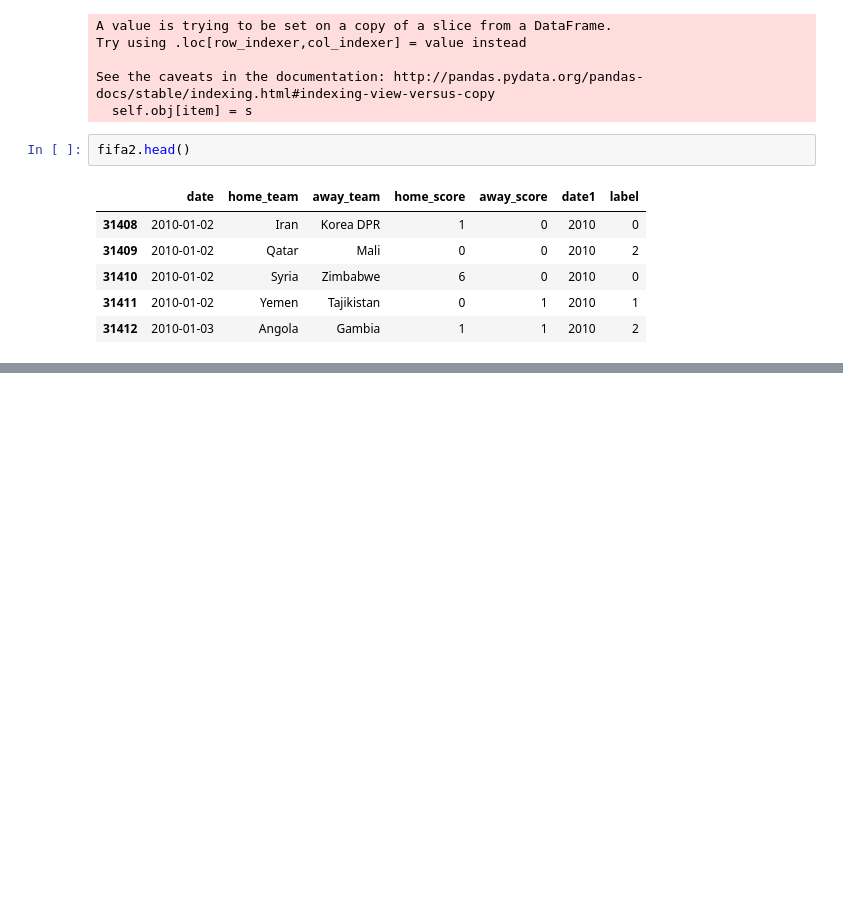
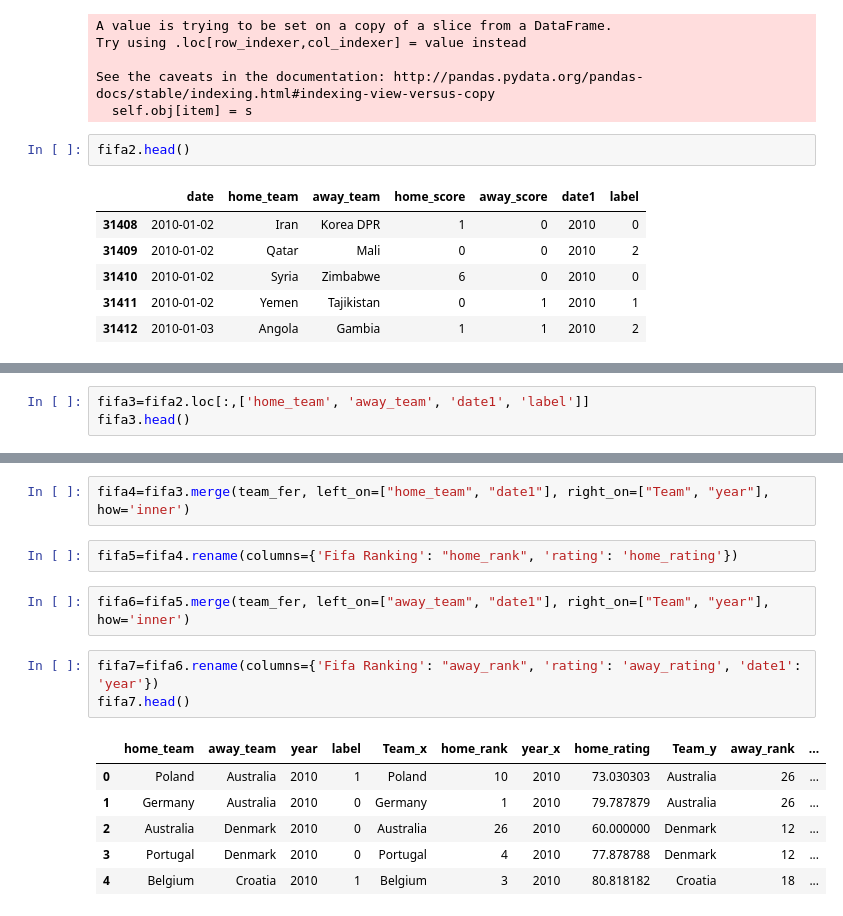
Before and after one commit to ReDI-School/python-data-science, a Jupyter notebook: world_cup_champion_forecast/Project Fifa.ipynb, the cells around one changed output, grey strips where cells are left out. Drawn from its saved outputs; the diff is of its cells as text; blank space fills up the shorter version.

```diff
--- a/world_cup_champion_forecast/Project Fifa.ipynb
+++ b/world_cup_champion_forecast/Project Fifa.ipynb
@@ -176,0 +202,3 @@ fifa2.head()
+# %%
+fifa3=fifa2.loc[:,['home_team', 'away_team', 'date1', 'label']]
+fifa3.head()
@@ -176,0 +212,16 @@ fifa2.head()
+# %%
+fifa4=fifa3.merge(team_fer, left_on=["home_team", "date1"], right_on=["Team", "year"], how='inner')
+# %%
+fifa5=fifa4.rename(columns={'Fifa Ranking': "home_rank", 'rating': 'home_rating'})
+# %%
+fifa6=fifa5.merge(team_fer, left_on=["away_team", "date1"], right_on=["Team", "year"], how='inner')
+# %%
+fifa7=fifa6.rename(columns={'Fifa Ranking': "away_rank", 'rating': 'away_rating', 'date1': 'year'})
+fifa7.head()
+# %% [output]
+|  | home_team | away_team | year | label | Team_x | home_rank | year_x | home_rating | Team_y | away_rank | ... |
+| 0 | Poland | Australia | 2010 | 1 | Poland | 10 | 2010 | 73.030303 | Australia | 26 | ... |
+| 1 | Germany | Australia | 2010 | 0 | Germany | 1 | 2010 | 79.787879 | Australia | 26 | ... |
+| 2 | Australia | Denmark | 2010 | 0 | Australia | 26 | 2010 | 60.000000 | Denmark | 12 | ... |
+| 3 | Portugal | Denmark | 2010 | 0 | Portugal | 4 | 2010 | 77.878788 | Denmark | 12 | ... |
+| 4 | Belgium | Croatia | 2010 | 1 | Belgium | 3 | 2010 | 80.818182 | Croatia | 18 | ... |
```
Also changed, not shown: parts of 12 cells of this notebook, 1 other file.
